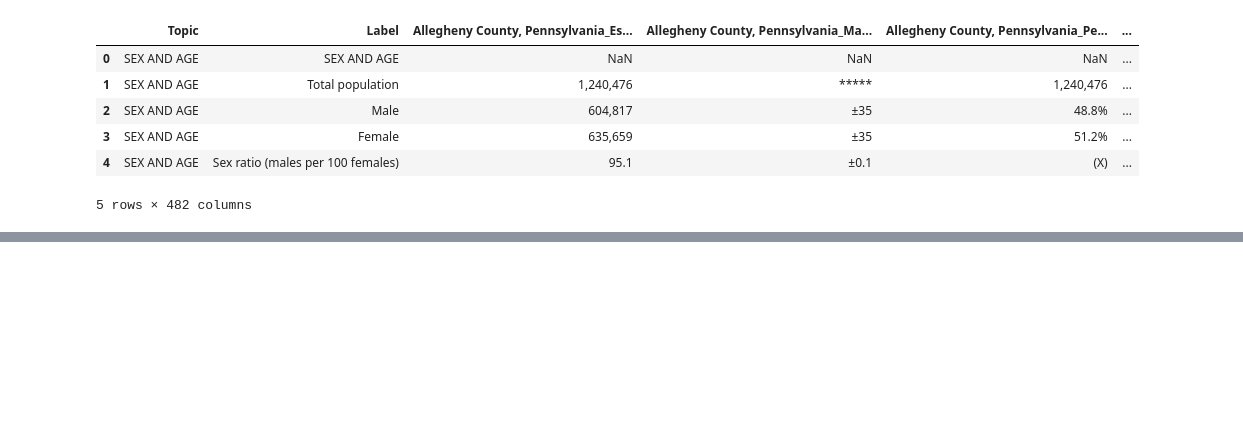
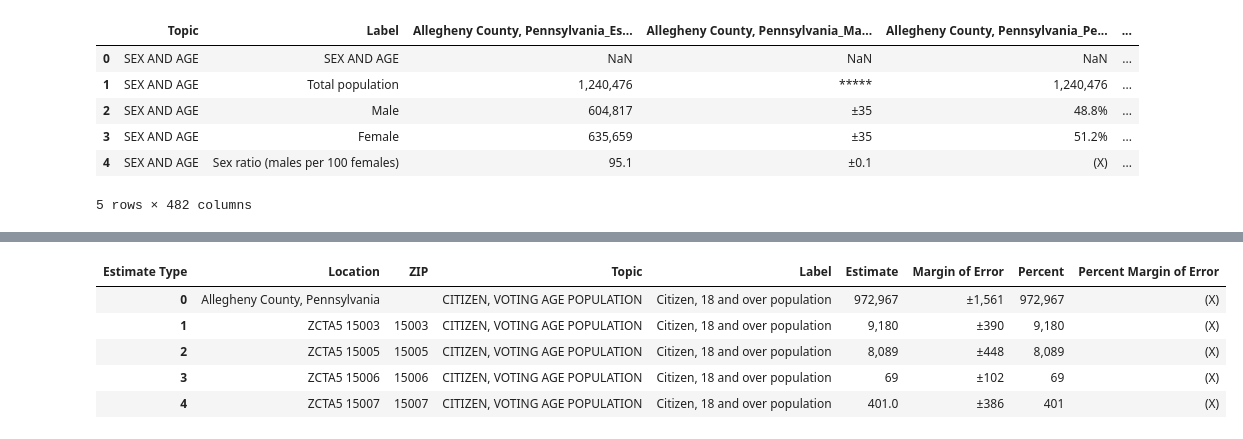
Before and after one commit to KateMunkacsy/90803ML-FinalProject, a Jupyter notebook: 6_additional_analyses.ipynb, the cells around one changed output, grey strips where cells are left out. Cells and saved outputs as stored; diff of their text form; code cells hidden in the pictures; blank space fills up the shorter version.

```diff
--- a/6_additional_analyses.ipynb
+++ b/6_additional_analyses.ipynb
@@ -84,0 +66,4 @@ piv.head()
+# %%
+demo_melt_df = demo_df.melt(id_vars = ['Topic', 'Label'], var_name = 'Location')
+demo_melt_df[['Location', 'Estimate Type']] = demo_melt_df['Location'].str.split('_', expand=True)
+demo_melt_df.head()
@@ -84,0 +77,3 @@ piv.head()
+# %%
+final_demo = demo_melt_df.pivot(index=['Topic', 'Label', 'Location'], columns = "Estimate Type", values = "value").reset_index()
+final_demo.head()
@@ -84,0 +87,3 @@ piv.head()
+# %%
+final_demo['ZIP'] = np.where(final_demo['Location'].str.startswith('ZCTA5'), final_demo['Location'].str[-5:], '')
+final_demo[final_demo['ZIP'] == ''].count()
@@ -84,0 +101,10 @@ piv.head()
+# %%
+final_demo = final_demo[['Location', 'ZIP', 'Topic', 'Label', 'Estimate', 'Margin of Error', 'Percent', 'Percent Margin of Error']].copy()
+final_demo.head()
+# %% [output]
+| Estimate Type | Location | ZIP | Topic | Label | Estimate | Margin of Error | Percent | Percent Margin of Error |
+| 0 | Allegheny County, Pennsylvania |  | CITIZEN, VOTING AGE POPULATION | Citizen, 18 and over population | 972,967 | ±1,561 | 972,967 | (X) |
+| 1 | ZCTA5 15003 | 15003 | CITIZEN, VOTING AGE POPULATION | Citizen, 18 and over population | 9,180 | ±390 | 9,180 | (X) |
+| 2 | ZCTA5 15005 | 15005 | CITIZEN, VOTING AGE POPULATION | Citizen, 18 and over population | 8,089 | ±448 | 8,089 | (X) |
+| 3 | ZCTA5 15006 | 15006 | CITIZEN, VOTING AGE POPULATION | Citizen, 18 and over population | 69 | ±102 | 69 | (X) |
+| 4 | ZCTA5 15007 | 15007 | CITIZEN, VOTING AGE POPULATION | Citizen, 18 and over population | 401.0 | ±386 | 401 | (X) |
```
Also changed, not shown: parts of 25 cells of this notebook.
